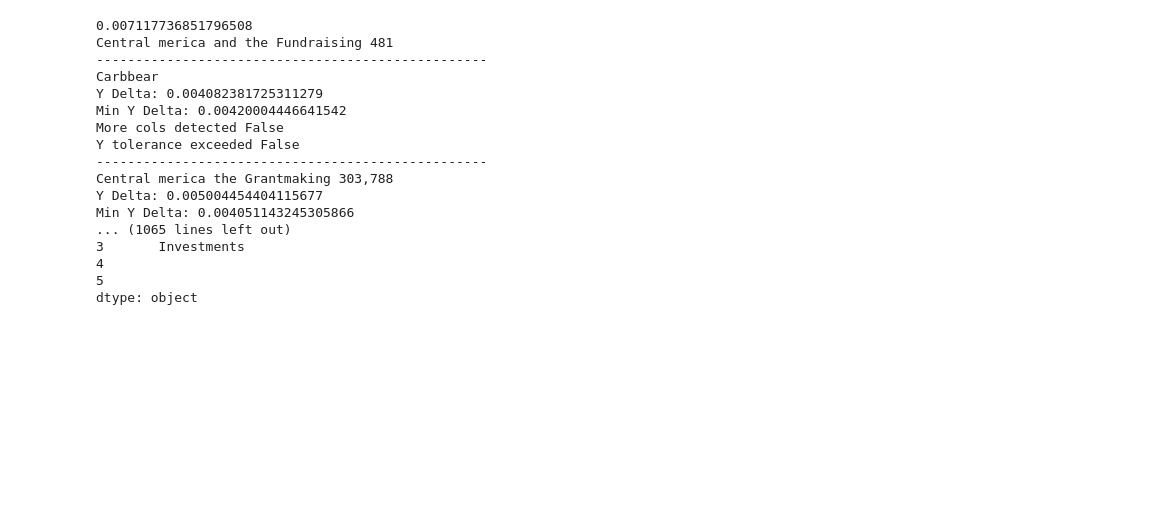
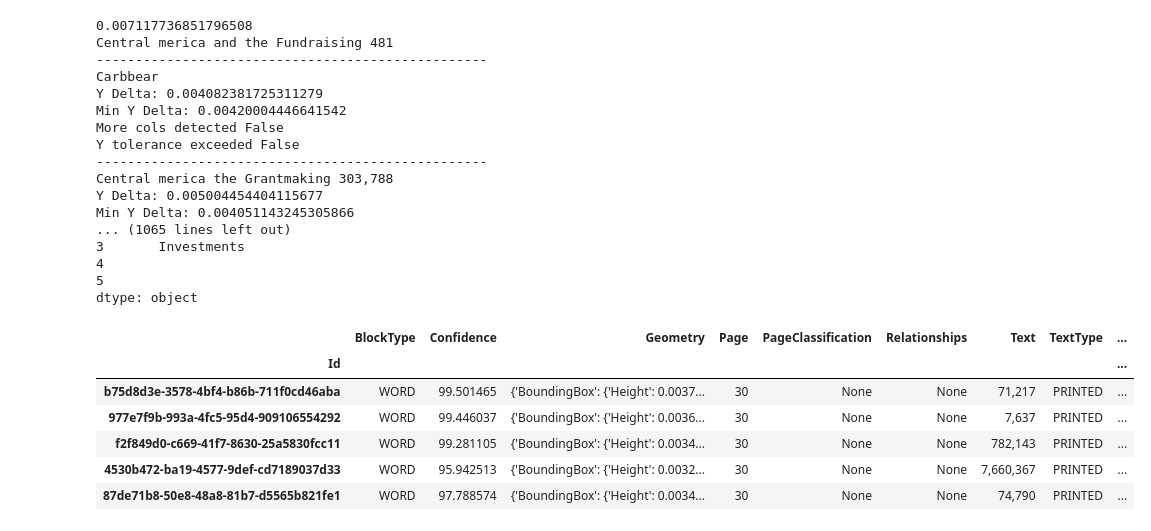
Before and after one commit to ethanscorey/parse_990_textract, a Jupyter notebook: debug_notebook.ipynb, the cells around one changed output. Saved outputs shown, nothing was run; the diff lists cells and outputs as text; code cells hidden in the pictures; blank space fills up the shorter version.

```diff
--- a/debug_notebook.ipynb
+++ b/debug_notebook.ipynb
@@ -519,7 +537,18 @@ Min Y Delta: 0.004051143245305866
 5
 dtype: object
 # %%
-rows[0][0]
+test_words.loc[
+    test_words["Text"].str.match("7")
+    & test_words["Page"].between(30, 30)
+]
+# %% [output]
+|  | BlockType | Confidence | Geometry | Page | PageClassification | Relationships | Text | TextType | ... |
+| Id |  |  |  |  |  |  |  |  | ... |
+| b75d8d3e-3578-4bf4-b86b-711f0cd46aba | WORD | 99.501465 | {'BoundingBox': {'Height': 0.0037... | 30 | None | None | 71,217 | PRINTED | ... |
+| 977e7f9b-993a-4fc5-95d4-909106554292 | WORD | 99.446037 | {'BoundingBox': {'Height': 0.0036... | 30 | None | None | 7,637 | PRINTED | ... |
+| f2f849d0-c669-41f7-8630-25a5830fcc11 | WORD | 99.281105 | {'BoundingBox': {'Height': 0.0034... | 30 | None | None | 782,143 | PRINTED | ... |
+| 4530b472-ba19-4577-9def-cd7189037d33 | WORD | 95.942513 | {'BoundingBox': {'Height': 0.0032... | 30 | None | None | 7,660,367 | PRINTED | ... |
+| 87de71b8-50e8-48a8-81b7-d5565b821fe1 | WORD | 97.788574 | {'BoundingBox': {'Height': 0.0034... | 30 | None | None | 74,790 | PRINTED | ... |
 # %%
 test_extractor.field_labels.map(
     lambda x: get_coordinate(test_extractor.tablemap, x, "Left", "Left_Default")
```
Also changed, not shown: parts of 7 cells of this notebook, 1 other file.
